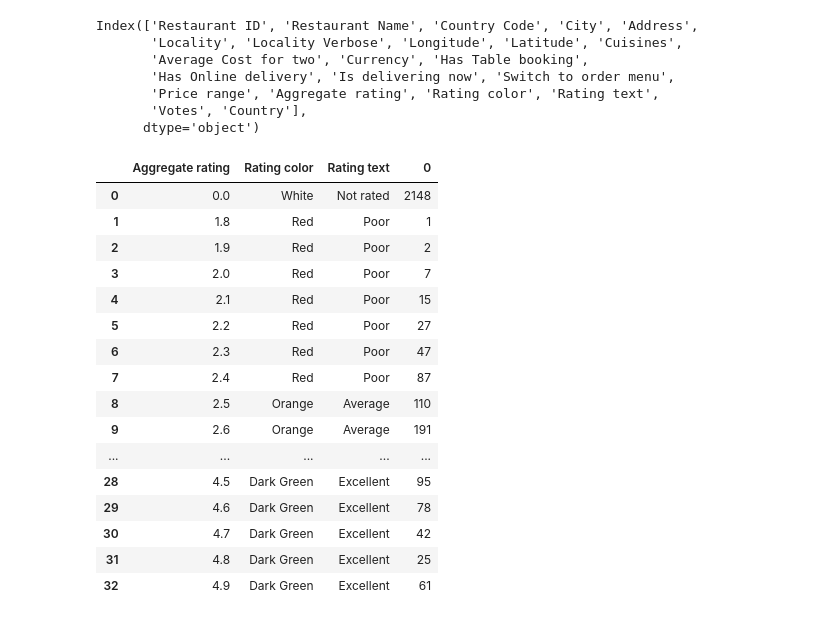
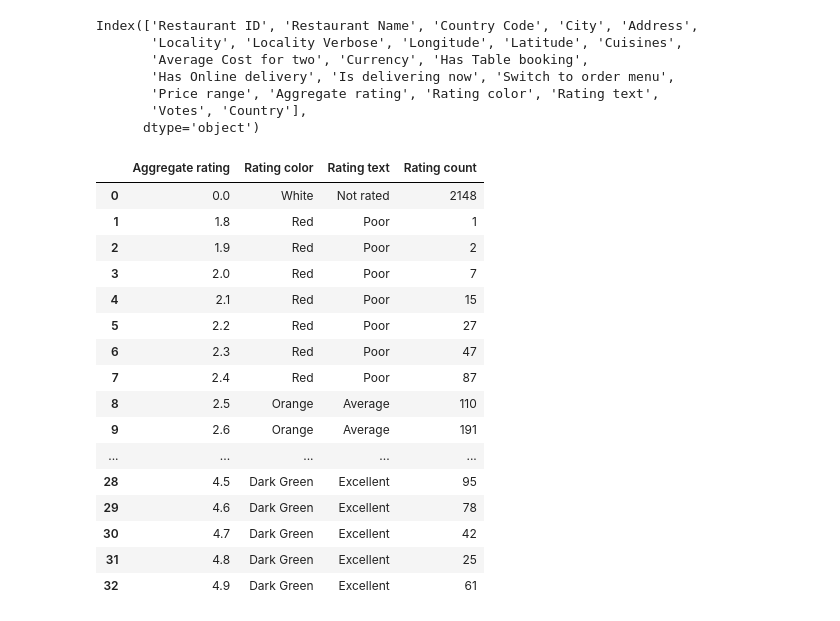
Before and after one commit to Asif26/EDA-And-Feature-engineerin, a Jupyter notebook: Zomato_dataset_analysis.ipynb, the cells around one changed output. Saved outputs shown, nothing was run; the diff lists cells and outputs as text; code cells hidden in the pictures.

```diff
--- a/Zomato_dataset_analysis.ipynb
+++ b/Zomato_dataset_analysis.ipynb
@@ -183,22 +183,24 @@ Index(['Restaurant ID', 'Restaurant Name', 'Country Code', 'City', 'Address',
        'Votes', 'Country'],
       dtype='object')
 # %%
-final_df.groupby(['Aggregate rating', 'Rating color', 'Rating text']).size().reset_index().rename(columns={0:})
+ratings=final_df.groupby(['Aggregate rating', 'Rating color', 'Rating text']).size().reset_index().rename(columns={0:"Rating count"})
-# %% [output]
-|  | Aggregate rating | Rating color | Rating text | 0 |
-| 0 | 0.0 | White | Not rated | 2148 |
-| 1 | 1.8 | Red | Poor | 1 |
-| 2 | 1.9 | Red | Poor | 2 |
-| 3 | 2.0 | Red | Poor | 7 |
-| 4 | 2.1 | Red | Poor | 15 |
-| 5 | 2.2 | Red | Poor | 27 |
-| 6 | 2.3 | Red | Poor | 47 |
-| 7 | 2.4 | Red | Poor | 87 |
-| 8 | 2.5 | Orange | Average | 110 |
-| 9 | 2.6 | Orange | Average | 191 |
-| ... | ... | ... | ... | ... |
-| 28 | 4.5 | Dark Green | Excellent | 95 |
-| 29 | 4.6 | Dark Green | Excellent | 78 |
-| 30 | 4.7 | Dark Green | Excellent | 42 |
-| 31 | 4.8 | Dark Green | Excellent | 25 |
-| 32 | 4.9 | Dark Green | Excellent | 61 |
+# %%
+ratings
+# %% [output]
+|  | Aggregate rating | Rating color | Rating text | Rating count |
+| 0 | 0.0 | White | Not rated | 2148 |
+| 1 | 1.8 | Red | Poor | 1 |
+| 2 | 1.9 | Red | Poor | 2 |
+| 3 | 2.0 | Red | Poor | 7 |
+| 4 | 2.1 | Red | Poor | 15 |
+| 5 | 2.2 | Red | Poor | 27 |
+| 6 | 2.3 | Red | Poor | 47 |
+| 7 | 2.4 | Red | Poor | 87 |
+| 8 | 2.5 | Orange | Average | 110 |
+| 9 | 2.6 | Orange | Average | 191 |
+| ... | ... | ... | ... | ... |
+| 28 | 4.5 | Dark Green | Excellent | 95 |
+| 29 | 4.6 | Dark Green | Excellent | 78 |
+| 30 | 4.7 | Dark Green | Excellent | 42 |
+| 31 | 4.8 | Dark Green | Excellent | 25 |
+| 32 | 4.9 | Dark Green | Excellent | 61 |
```
Also changed, not shown: parts of 16 cells of this notebook.
